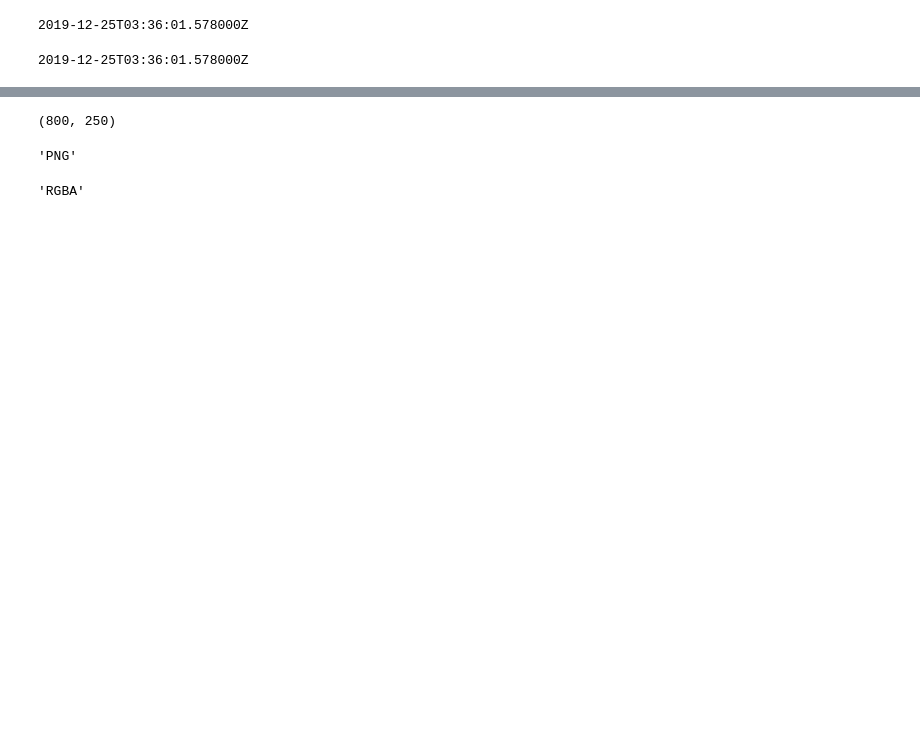
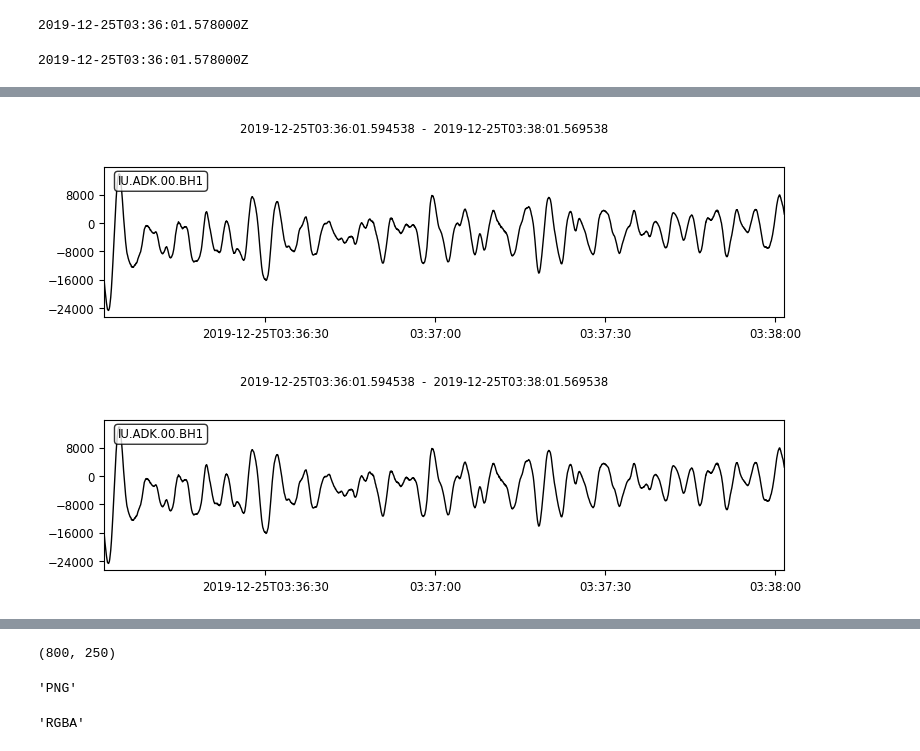
Before and after one commit to XuanYunWang/0707-, a Jupyter notebook: read_seiscomp_data_from_fdsn.ipynb, the cells around one changed output, grey strips where cells are left out. Drawn from its saved outputs; the diff is of its cells as text; code cells hidden in the pictures; blank space fills up the shorter version.

```diff
--- a/read_seiscomp_data_from_fdsn.ipynb
+++ b/read_seiscomp_data_from_fdsn.ipynb
@@ -62,0 +78,5 @@ st1 = client.get_waveforms("IU","*","*","*",ori1.time,ori1.time+120)
+# %%
+st1[0].plot()
+# %% [output]
+[figure, added]
+[figure, added]
```
Also changed, not shown: parts of 11 cells of this notebook, 30 other files.
